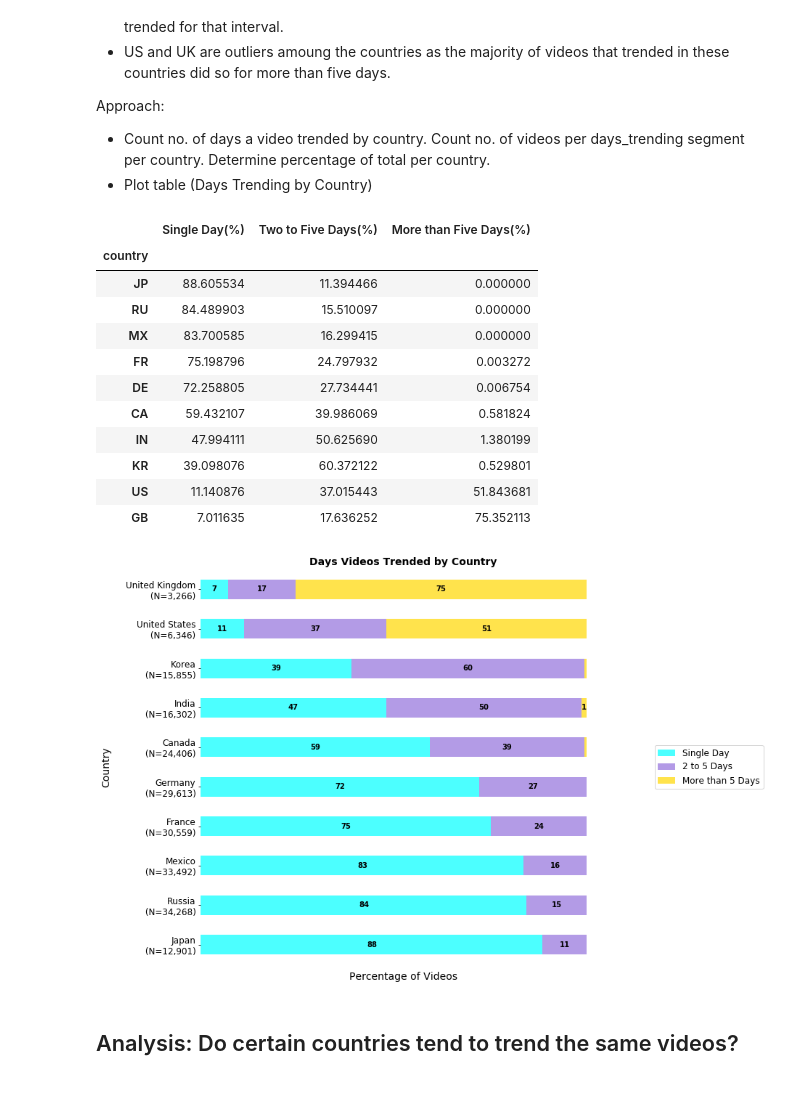
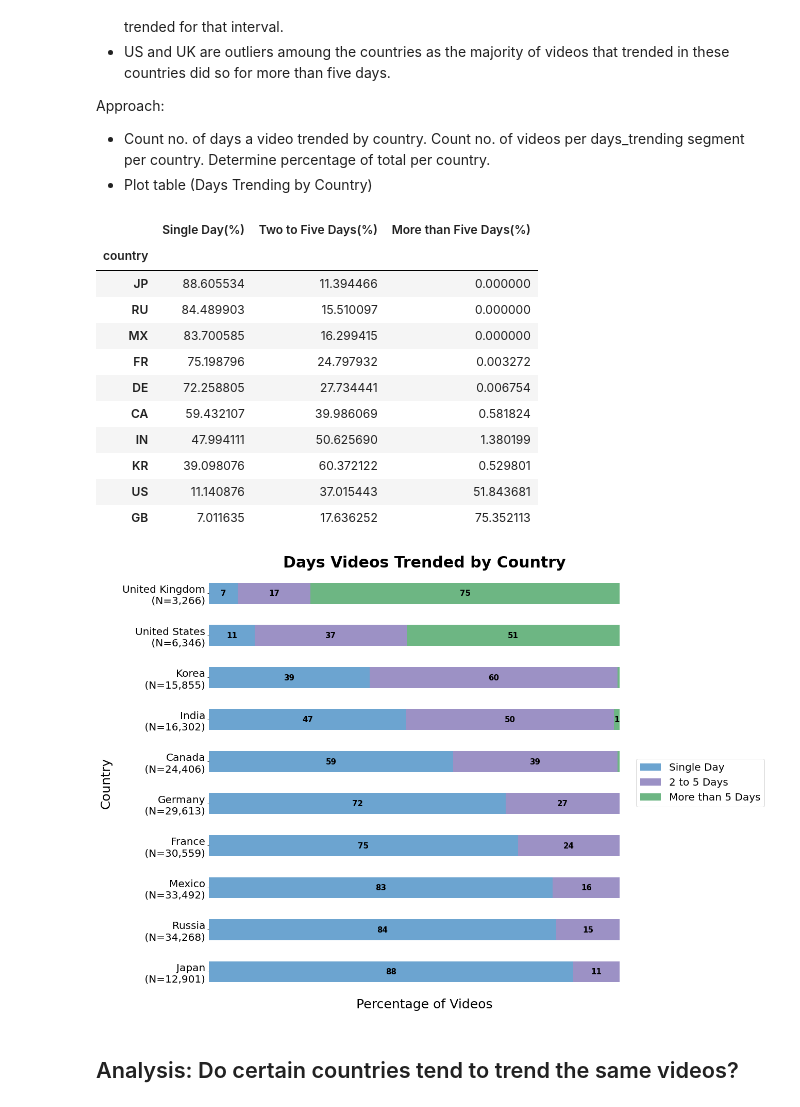
Before and after one commit to bnarath/YouTube_Trending, a Jupyter notebook: youtube-trending/Code/Analysis_Code_Final.ipynb, the cells around one changed output. Drawn from its saved outputs; the diff is of its cells as text; code cells hidden in the pictures.

```diff
--- a/youtube-trending/Code/Analysis_Code_Final.ipynb
+++ b/youtube-trending/Code/Analysis_Code_Final.ipynb
@@ -387,7 +389,7 @@ country_trended_percentage_df
 
 #create stacked bar chart - by countries segment
 
-colors=["cyan",  "mediumpurple", "gold" ]
+colors=[plt.cm.Blues(0.7), plt.cm.Purples(0.7), plt.cm.Greens(0.7)]
 labels=[f"1 Country\n (N=170,457)",
         "2-5 Countries\n (N=13,234)",
         "More than 5 Countries\n (N=515)"]
@@ -475,7 +477,7 @@ country_percentage_df.sort_values(by="Single Day(%)", ascending=False, inplace=T
 country_percentage_df
 
 #create stacked bar chart - by individual countries
-colors1=["cyan",  "mediumpurple", "gold" ]
+colors1=[plt.cm.Blues(0.7), plt.cm.Purples(0.7), plt.cm.Greens(0.7)]
 labels1=["Japan\n (N=12,901)",
         "Russia\n (N=34,268)",
         "Mexico\n (N=33,492)",
@@ -493,33 +495,34 @@ ax1 = country_percentage_df.plot(kind="barh",
                                    stacked=True,
                                    color=colors,
                                    alpha=0.7,
-                                   figsize=(10,10),
-                                   fontsize=12,
+                                   figsize=(15,15),
+                                   fontsize=15,
                                    rot=0)
 
 #Formatting
 _=ax1.set_frame_on(False)
 
-_=ax1.set_yticklabels(labels1)
+_=ax1.set_yticklabels(labels1, fontsize=20)
 
 _=ax1.set_xticks([])
 
 _=ax1.set_ylabel("Country",
-              fontsize=14,
+              fontsize=25,
               labelpad=20)
 
 _=ax1.set_xlabel("Percentage of Videos",
-              fontsize=14,
+              fontsize=25,
               labelpad=10)
 
 _=ax1.set_title("Days Videos Trended by Country",
-             fontsize=14,
-             fontweight='bold')
+             fontsize=30,
+             fontweight='bold',
+             pad=10)
 
 _=plt.legend(legend_labels,
            loc="center right",
-           bbox_to_anchor=(1.4, 0.5),
-           fontsize=12)
+           bbox_to_anchor=(1.3, 0.5),
+           fontsize=20)
 
 #data labels
 for rect in ax1.patches:
@@ -531,35 +534,35 @@ for rect in ax1.patches:
     padding = 0.25
     label_text = (int(width) if int(width)!=0 else "")
 
     label_x = x + width - padding
     label_y = y + height / 2
 
     label_x = x + width/2
     label_y = y + height - padding
 
     _=ax1.text(label_x, label_y, label_text,
             ha='center', va='center',
-           fontweight = "bold")
+           fontweight = "bold", fontsize=15)
 
 
 _=plt.savefig('../Image/Days_Videos_Trended_by_Country.png',
             bbox_inches = "tight" )
 
 plt.show()
 # %% [output]
 |  | Single Day(%) | Two to Five Days(%) | More than Five Days(%) |
 | country |  |  |  |
 | JP | 88.605534 | 11.394466 | 0.000000 |
 | RU | 84.489903 | 15.510097 | 0.000000 |
 | MX | 83.700585 | 16.299415 | 0.000000 |
 | FR | 75.198796 | 24.797932 | 0.003272 |
 | DE | 72.258805 | 27.734441 | 0.006754 |
 | CA | 59.432107 | 39.986069 | 0.581824 |
 | IN | 47.994111 | 50.625690 | 1.380199 |
 | KR | 39.098076 | 60.372122 | 0.529801 |
 | US | 11.140876 | 37.015443 | 51.843681 |
 | GB | 7.011635 | 17.636252 | 75.352113 |
-[figure, old version]
+[figure, new version]
 # %% [markdown]
 ## Analysis:  Do certain countries tend to trend the same videos?
 # %% [markdown]
```
Also changed, not shown: parts of 13 cells of this notebook, 9 other files.
